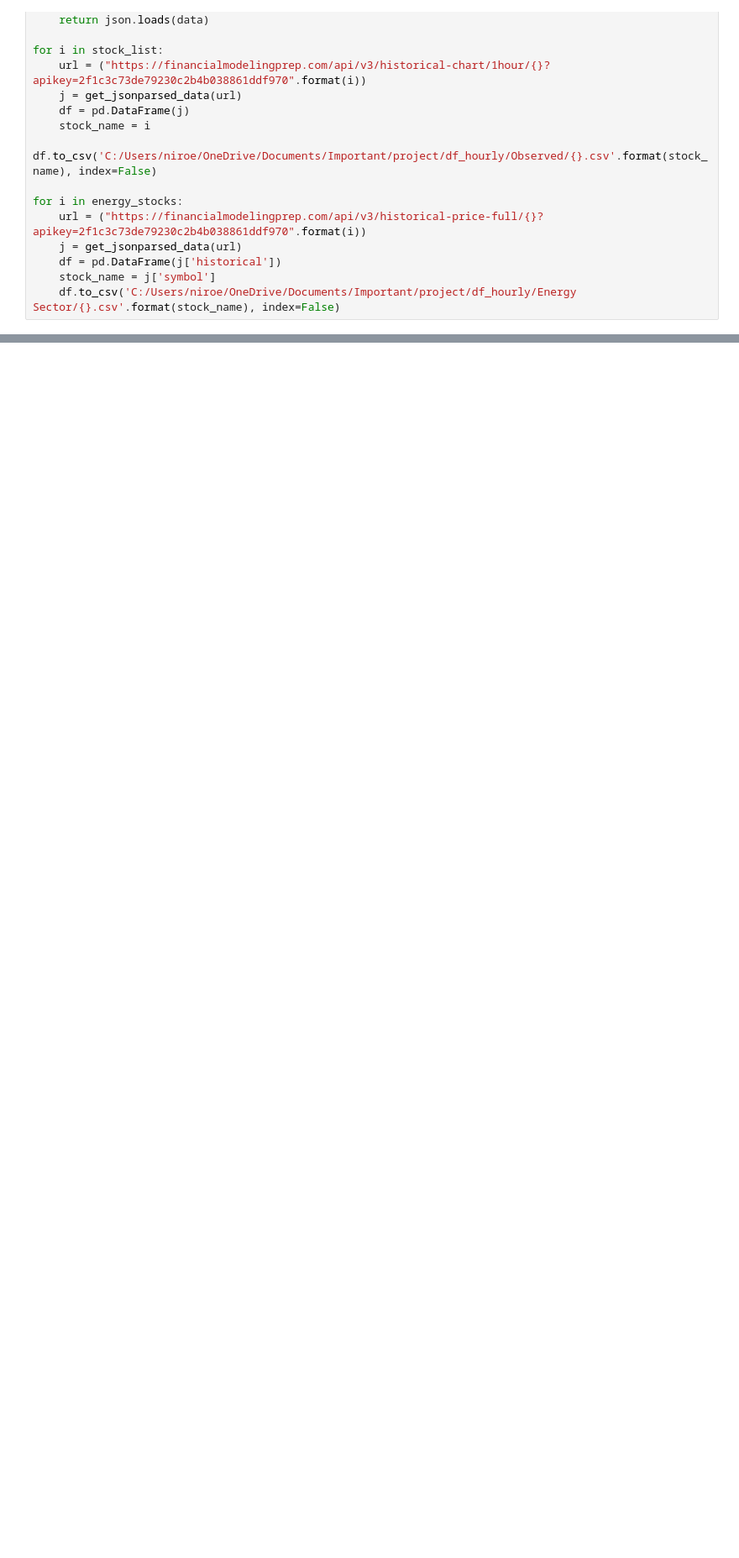
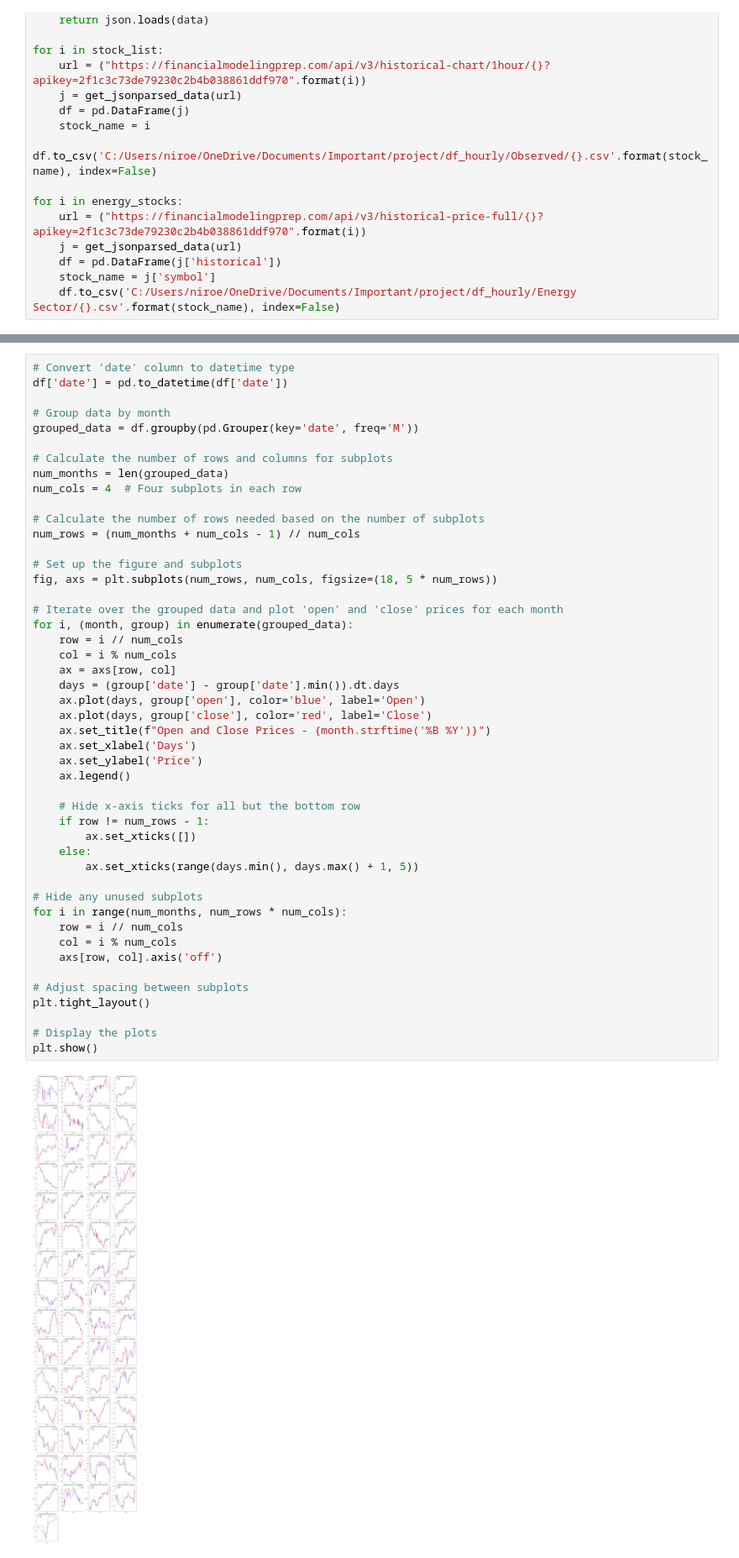
Before and after one commit to GiladShappir/High-Tech-for-science-project, a Jupyter notebook: code/creating the data.ipynb, the cells around one changed output, grey strips where cells are left out. Shown at 84% size. Saved outputs shown, nothing was run; the diff lists cells and outputs as text; blank space fills up the shorter version.

```diff
--- a/code/creating the data.ipynb
+++ b/code/creating the data.ipynb
@@ -90,0 +142,49 @@ for i in energy_stocks:
+# %%
+# Convert 'date' column to datetime type
+df['date'] = pd.to_datetime(df['date'])
+
+# Group data by month
+grouped_data = df.groupby(pd.Grouper(key='date', freq='M'))
+
+# Calculate the number of rows and columns for subplots
+num_months = len(grouped_data)
+num_cols = 4  # Four subplots in each row
+
+# Calculate the number of rows needed based on the number of subplots
+num_rows = (num_months + num_cols - 1) // num_cols
+
+# Set up the figure and subplots
+fig, axs = plt.subplots(num_rows, num_cols, figsize=(18, 5 * num_rows))
+
+# Iterate over the grouped data and plot 'open' and 'close' prices for each month
+for i, (month, group) in enumerate(grouped_data):
+    row = i // num_cols
+    col = i % num_cols
+    ax = axs[row, col]
+    days = (group['date'] - group['date'].min()).dt.days
+    ax.plot(days, group['open'], color='blue', label='Open')
+    ax.plot(days, group['close'], color='red', label='Close')
+    ax.set_title(f"Open and Close Prices - {month.strftime('%B %Y')}")
+    ax.set_xlabel('Days')
+    ax.set_ylabel('Price')
+    ax.legend()
+
+    # Hide x-axis ticks for all but the bottom row
+    if row != num_rows - 1:
+        ax.set_xticks([])
+    else:
+        ax.set_xticks(range(days.min(), days.max() + 1, 5))
+
+# Hide any unused subplots
+for i in range(num_months, num_rows * num_cols):
+    row = i // num_cols
+    col = i % num_cols
+    axs[row, col].axis('off')
+
+# Adjust spacing between subplots
+plt.tight_layout()
+
+# Display the plots
+plt.show()
+# %% [output]
+[figure, added]
```
Also changed, not shown: parts of 20 cells of this notebook.
